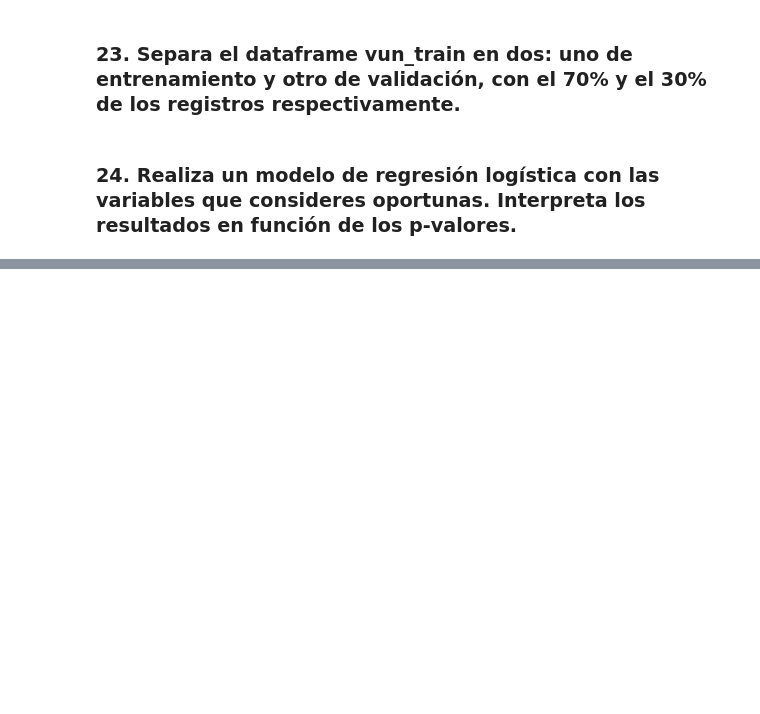
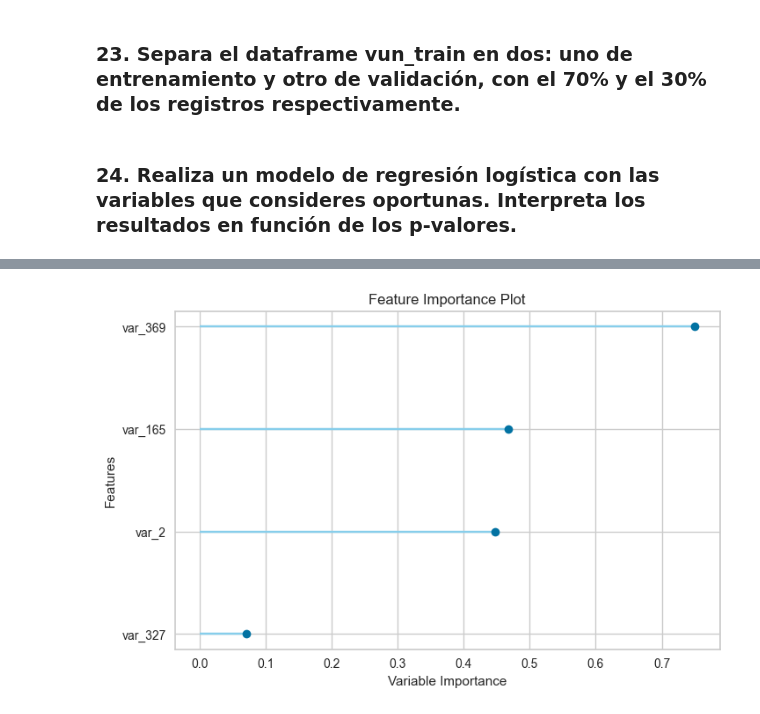
Before and after one commit to daekka/ntt_evaluacion_tecnica, a Jupyter notebook: continuacion.ipynb, the cells around one changed output, grey strips where cells are left out. Cells and saved outputs as stored; diff of their text form; code cells hidden in the pictures; blank space fills up the shorter version.

```diff
--- a/continuacion.ipynb
+++ b/continuacion.ipynb
@@ -222,0 +279,4 @@ best = compare_models()
+# %%
+# plot feature importance
+plot_model(best, plot = 'feature')
+# %% [output]
@@ -222,0 +284 @@ best = compare_models()
+[figure, added]
```
Also changed, not shown: parts of 8 cells of this notebook, 2 other files.
